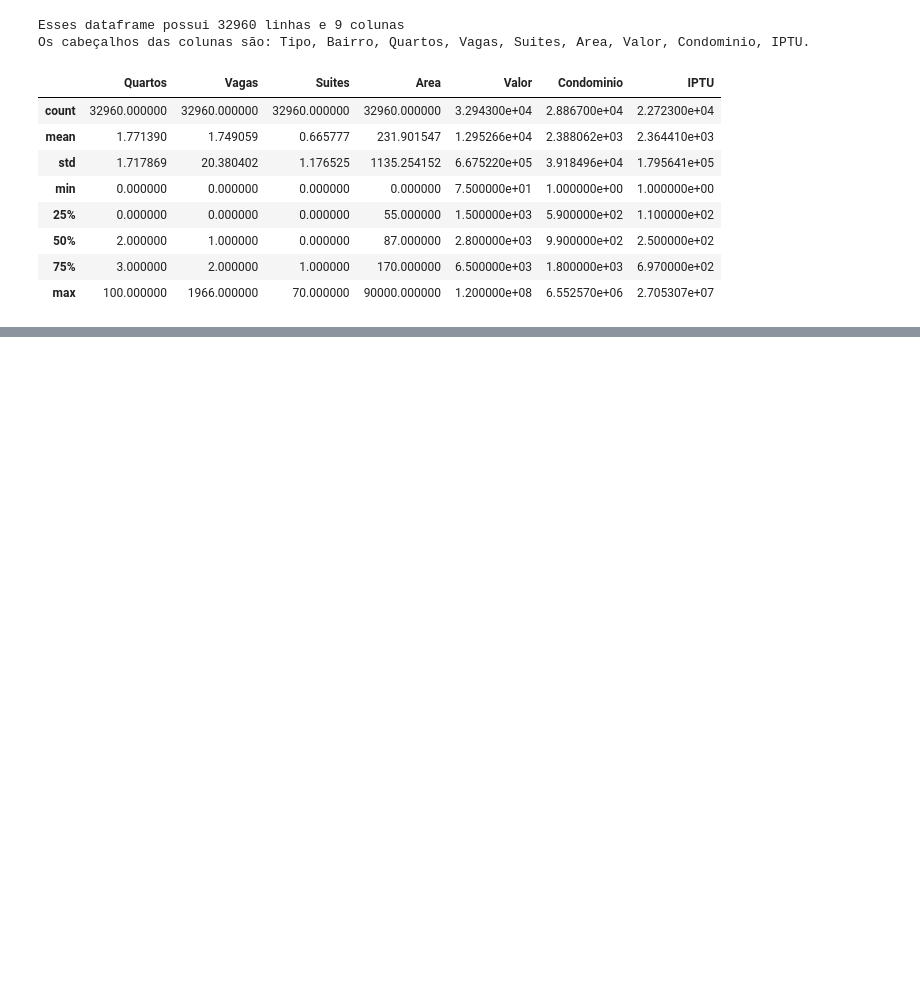
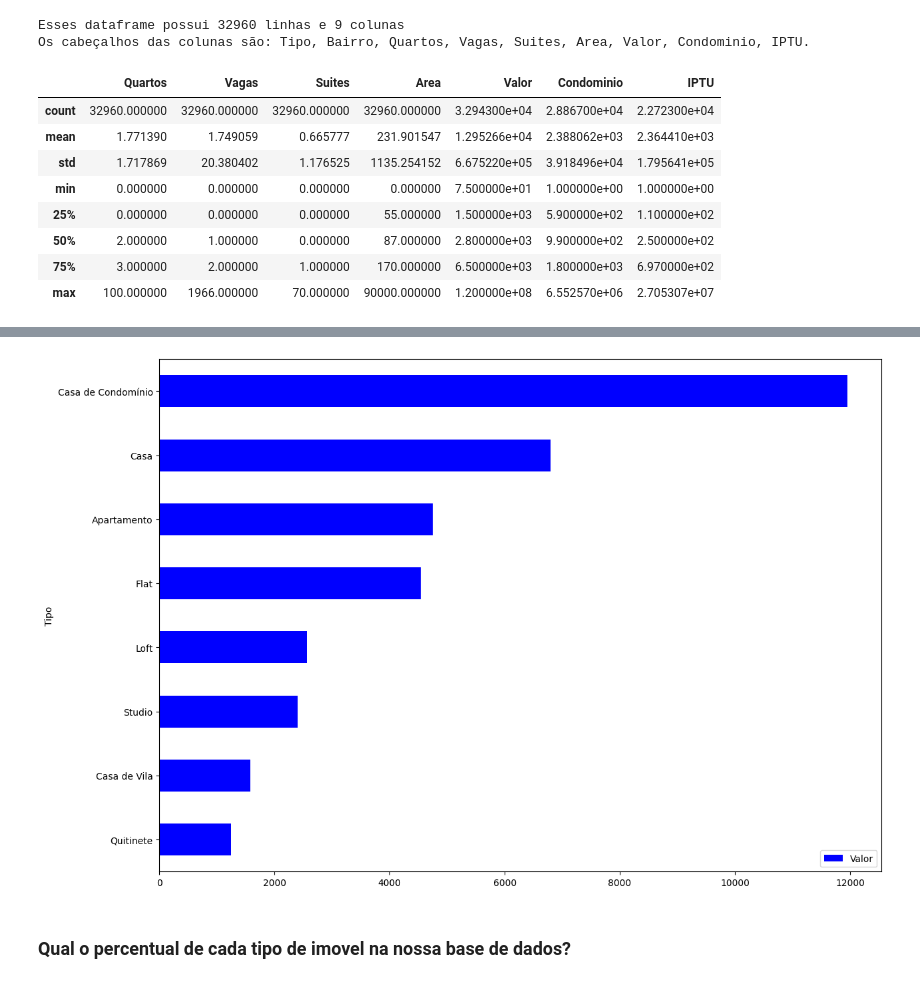
Before and after one commit to rtmazzeo/Pandas-Python, a Jupyter notebook: cursos_pandas/aula001.ipynb, the cells around one changed output, grey strips where cells are left out. Cells and saved outputs as stored; diff of their text form; code cells hidden in the pictures; blank space fills up the shorter version.

```diff
--- a/cursos_pandas/aula001.ipynb
+++ b/cursos_pandas/aula001.ipynb
@@ -49,0 +97,10 @@ dados.describe() # Estatistica descritiva dos dados (contagem, media, std, min,
+# %%
+df_imoveis_residenciais = dados.query('@imoveis_comerciais not in Tipo')
+
+df_preco_tipo_residenciais = df_imoveis_residenciais.groupby("Tipo")[['Valor']].mean(numeric_only=True).sort_values('Valor')
+
+df_preco_tipo_residenciais.plot(kind='barh',figsize=(14,10),color = 'blue');
+# %% [output]
+[figure, added]
+# %% [markdown]
+<h3>Qual o percentual de cada tipo de imovel na nossa base de dados?</h3>
```
Also changed, not shown: parts of 14 cells of this notebook.
